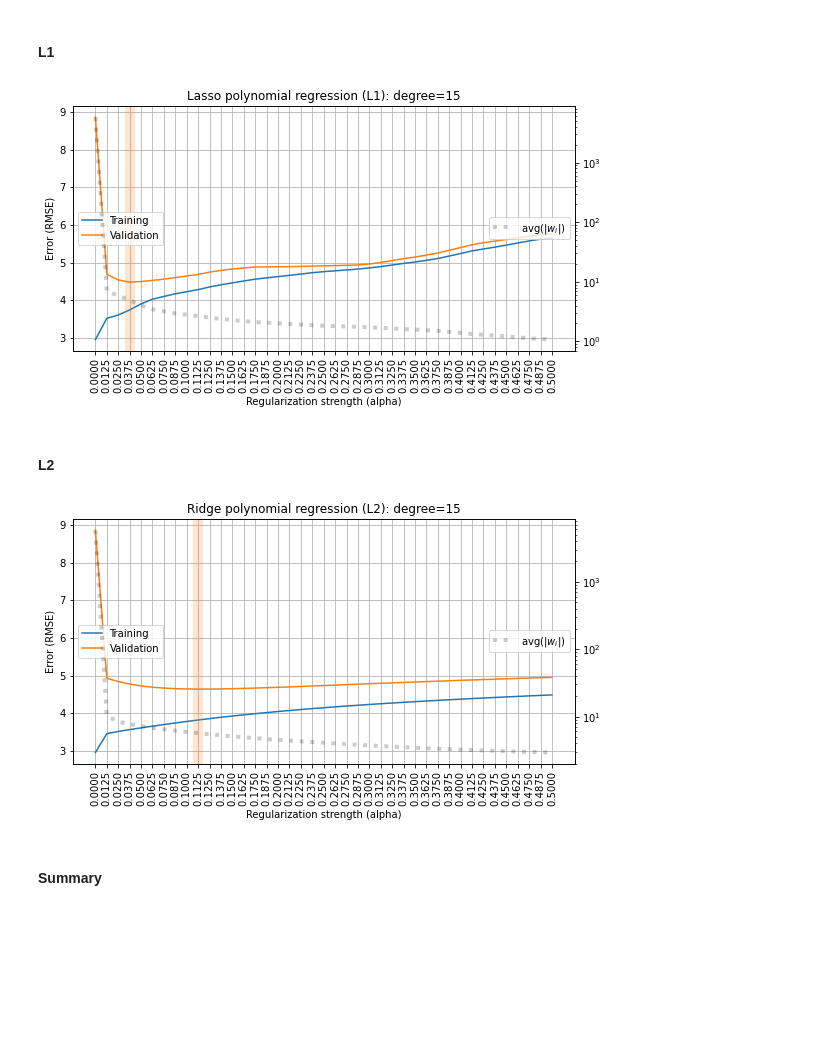
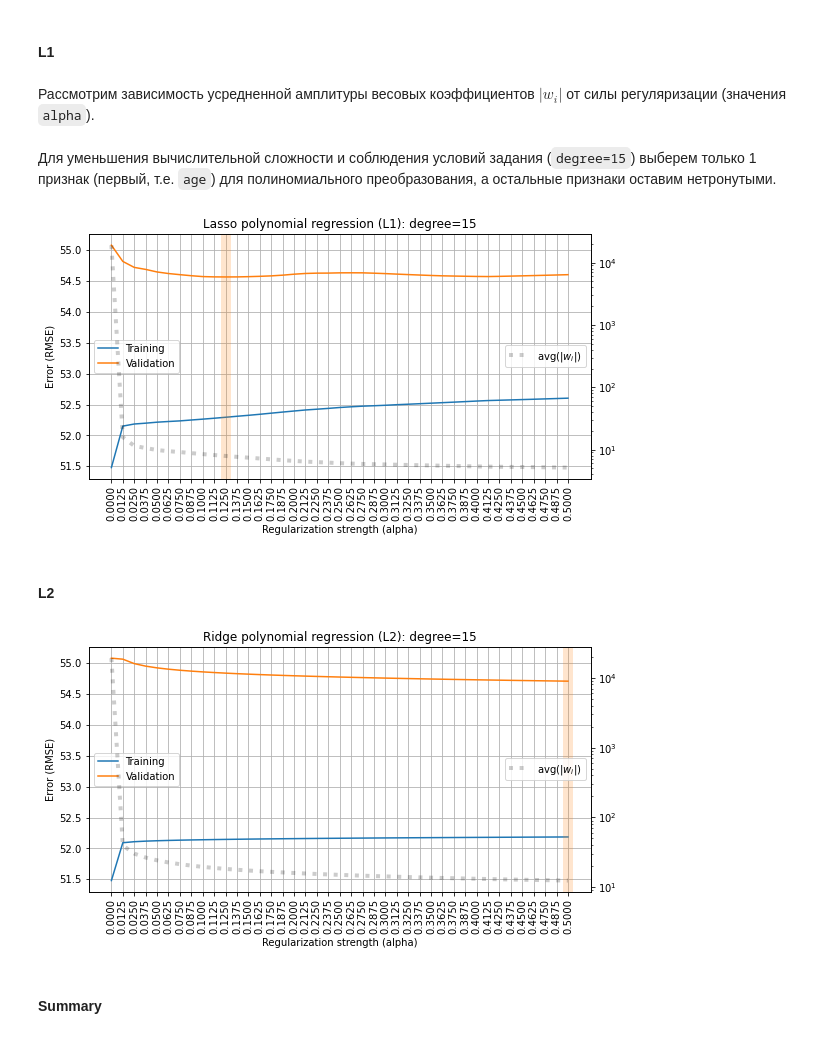
Before and after one commit to aslamovyura/ml-python, a Jupyter notebook: 4_overfitting_regularization/overfitting_regularization.ipynb, the cells around one changed output. Cells and saved outputs as stored; diff of their text form; code cells hidden in the pictures; blank space fills up the shorter version.

```diff
--- a/4_overfitting_regularization/overfitting_regularization.ipynb
+++ b/4_overfitting_regularization/overfitting_regularization.ipynb
@@ -88,17 +103,17 @@ array([[  1.,   1.,   1.,   1.,   1.],
 def make_model(degree, alpha=0, penalty=None):
     # linear regression
     if alpha == 0:
-        regressor = LinearRegression(fit_intercept=False)
+        regressor = LinearRegression()
     # lasso regression",
     elif penalty == 'L1':
-        regressor = Lasso(fit_intercept=False, alpha=alpha, random_state=SEED, max_iter=50000)
+        regressor = Lasso(alpha=alpha, random_state=SEED, max_iter=50000)
     # ridge regression",
     elif penalty == 'L2':
-        regressor = Ridge(fit_intercept=False, alpha=alpha, random_state=SEED, max_iter=50000)
+        regressor = Ridge(alpha=alpha, random_state=SEED, max_iter=50000)
 
 
     return Pipeline([
-        ('pol', PolynomialFeatures(degree)),
+        ('pol', PolynomialFeatures(degree, include_bias=(degree == 0))),
         ('sca', StandardScaler()),
         ('reg', regressor)
     ])
@@ -329,0 +351,6 @@ plot_fitting_graph(ALPHAS, rmse_train, rmse_valid,
+# %%
+from sklearn.datasets import load_diabetes
+data = load_diabetes()
+X_diabetes = pd.DataFrame(data['data'], columns=data['feature_names'])
+y_diabetes = pd.DataFrame(data['target'], columns=['target'])
+print(data['DESCR'])
@@ -329,0 +393,15 @@ plot_fitting_graph(ALPHAS, rmse_train, rmse_valid,
+# %%
+def get_partially_PolynomialFeatures(x_data: pd.DataFrame, degree, first_col_num):
+    x_data_poly = x_data.iloc[:,:first_col_num]
+    x_data_other = x_data.iloc[:,first_col_num:]
+
+    result1 = PolynomialFeatures(degree, include_bias=(degree == 0)).fit_transform(x_data_poly)
+    result2 = PolynomialFeatures(1).fit_transform(x_data_other)
+
+    result = np.append(result1, result2, axis=1)
+    return result
+
+degree = 15
+first_col_number = 6
+x_poly = get_partially_PolynomialFeatures(X_train, degree, first_col_number)
+x_poly.shape
@@ -337,12 +457,18 @@ Is it indeed happening?
 Please do a discovery on your own and find that out empirically (both for **L1** and **L2**). Let's use `degree=15` and `alpha` from `ALPHAS`.
 # %% [markdown]
 #### L1
+# %% [markdown]
+Рассмотрим зависимость усредненной амплитуры весовых коэффициентов $|w_i|$ от силы регуляризации (значения `alpha`).
+# %% [markdown]
+Для уменьшения вычислительной сложности и соблюдения условий задания (`degree=15`) выберем только 1 признак (первый, т.е. `age`) для полиномиального преобразования, а остальные признаки оставим нетронутыми.
 # %%
-## your code
 rmse_train_l1, rmse_valid_l1, avg_coef_l1 = [], [], []
+first_col_num = 1
+degree = 15
+X_diabetes_poly = get_partially_PolynomialFeatures(X_diabetes, degree, first_col_num);
 for alpha in ALPHAS:
-    results_l1 = cross_validate(make_model(degree=15, penalty='L1', alpha=alpha),
-                             X, y, cv=5,
+    results_l1 = cross_validate(make_model(degree=1, penalty='L1', alpha=alpha),
+                             X_diabetes_poly, y_diabetes, cv=5,
                              return_train_score=True, return_estimator=True,
                              scoring='neg_root_mean_squared_error')
     rmse_train_l1.append(-np.mean(results_l1['train_score']))
@@ -354,27 +480,26 @@ plot_fitting_graph(ALPHAS, rmse_train_l1, rmse_valid_l1,
                    custom_metric=avg_coef_l1, custom_label='avg(|$w_i$|)',
                    title='Lasso polynomial regression (L1): degree=15')
 # %% [output]
-[figure, old version]
+[figure, new version]
 # %% [markdown]
 #### L2
 # %%
-## your code
 rmse_train_l2, rmse_valid_l2, avg_coef_l2 = [], [], []
 for alpha in ALPHAS:
-    results_l2 = cross_validate(make_model(degree=15, penalty='L2', alpha=alpha),
-                             X, y, cv=5,
+    results_l2 = cross_validate(make_model(degree=1, penalty='L2', alpha=alpha),
+                             X_diabetes_poly, y_diabetes, cv=5,
                              return_train_score=True, return_estimator=True,
                              scoring='neg_root_mean_squared_error')
     rmse_train_l2.append(-np.mean(results_l2['train_score']))
     rmse_valid_l2.append(-np.mean(results_l2['test_score']))
     avg_coef_l2.append(np.mean([np.mean(np.abs(model['reg'].coef_)) for model in results_l2['estimator']]))
 
 plot_fitting_graph(ALPHAS, rmse_train_l2, rmse_valid_l2,
                    xlabel='Regularization strength (alpha)', ylabel='Error (RMSE)',
                    custom_metric=avg_coef_l2, custom_label='avg(|$w_i$|)',
                    title='Ridge polynomial regression (L2): degree=15')
 # %% [output]
-[figure, old version]
+[figure, new version]
 # %% [markdown]
 #### Summary
 # %% [markdown]
```
Also changed, not shown: parts of 71 cells of this notebook.
